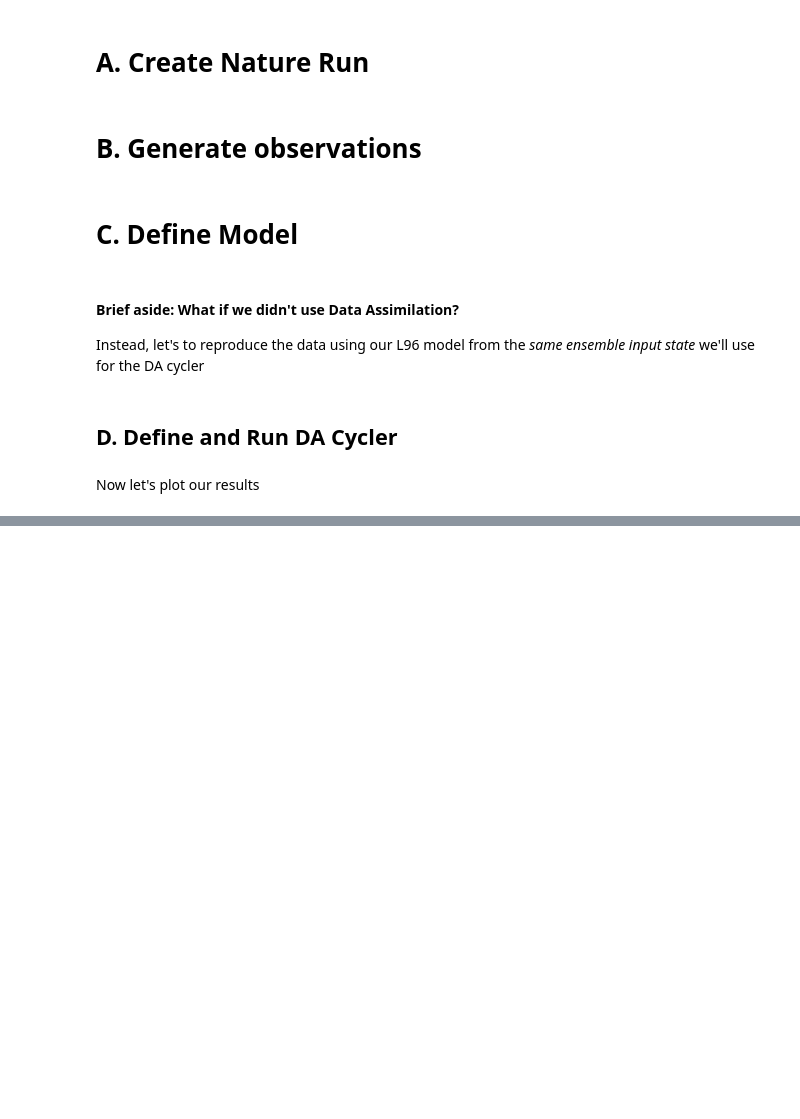
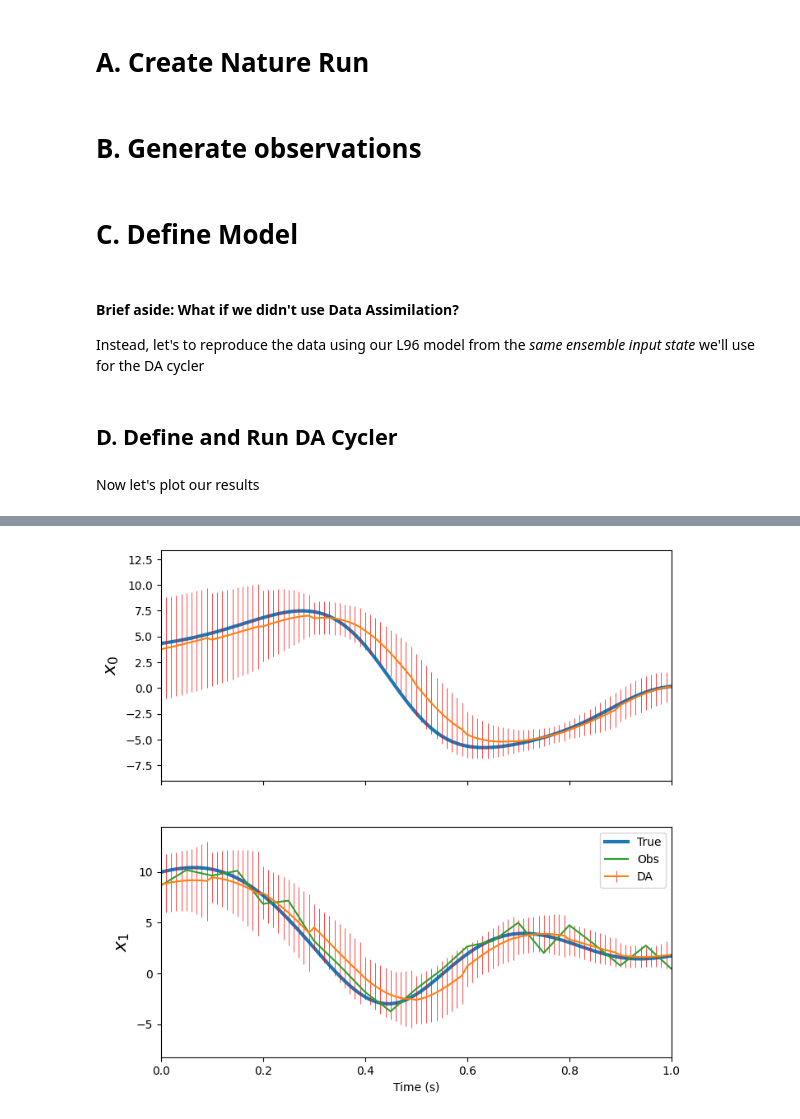
Before and after one commit to StevePny/DataAssimBench-Examples, a Jupyter notebook: examples/da_cycler/2-ETKF-Lorenz96.ipynb, the cells around one changed output, grey strips where cells are left out. Drawn from its saved outputs; the diff is of its cells as text; code cells hidden in the pictures; blank space fills up the shorter version.

```diff
--- a/examples/da_cycler/2-ETKF-Lorenz96.ipynb
+++ b/examples/da_cycler/2-ETKF-Lorenz96.ipynb
@@ -80,3 +75,5 @@ dc = dab.dacycler.ETKF(system_dim=nature_run.system_dim, # 6
                    model_obj=forecast_model, # Forecast model we created above
                    ensemble_dim=10 # Ensemble dim for Ensemble Kalman Filter
                   )
+# %%
+dc.data_vars=['x']
@@ -129,0 +118,17 @@ plt.show()
+# %%
+# Zoom in to see how the data assimilation cycle periodically "corrects" the forecast
+fig, axes = plt.subplots(2, 1, sharex = True, figsize = (8, 8))
+for j, ax in enumerate(axes):
+    ax.set_xlim(nature_run['time'].data[0], nature_run['time'].data[100])
+    ax.plot(nature_run.time, nature_run['x'].sel(i=j), lw = 3, label = 'True')
+    ax.errorbar(ensemble_mean.time, ensemble_mean.sel(i=j),
+                yerr=ensemble_range.sel(i=j), elinewidth=0.5, ecolor='red',
+                label='DA')
+    ax.plot(obs_vec_l96.time, obs_vec_l96['x'][:, np.where(j == obs_vec_l96.indices[0])[0]],
+            label='Obs')
+    ax.set_ylabel(r'$x_{:d}$'.format(j), fontsize = 16)
+ax.set_xlabel('Time (s)')
+axes[1].legend()
+plt.show()
+# %% [output]
+[figure, added]
```
Also changed, not shown: parts of 15 cells of this notebook.
